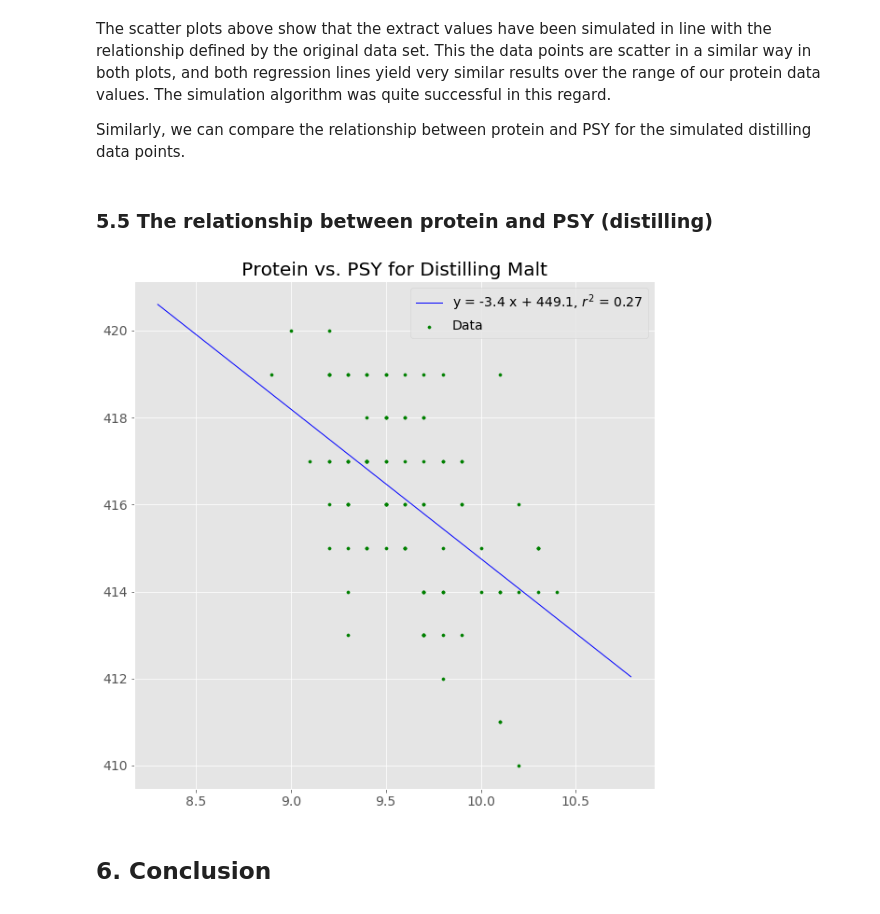
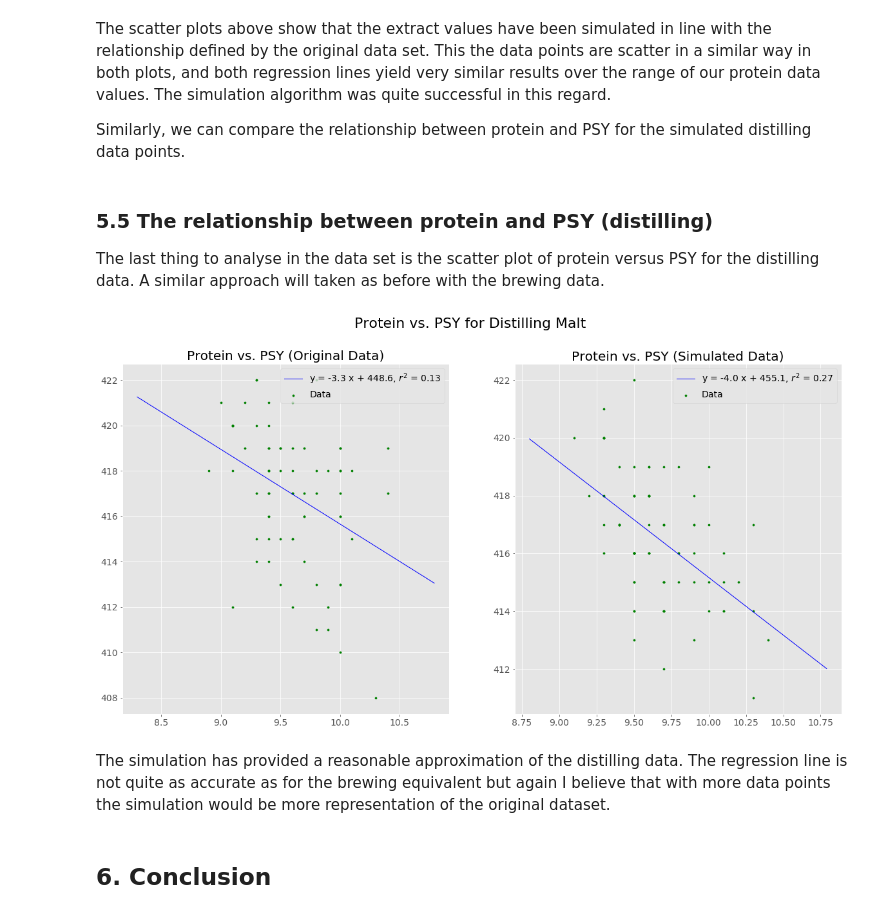
Before and after one commit to shkyler/gmit-pfda-project, a Jupyter notebook: datasimulation.ipynb, the cells around one changed output. Saved outputs shown, nothing was run; the diff lists cells and outputs as text; code cells hidden in the pictures.

```diff
--- a/datasimulation.ipynb
+++ b/datasimulation.ipynb
@@ -634,26 +637,46 @@ plt.grid(True)
 The scatter plots above show that the extract values have been simulated in line with the relationship defined by the original data set. This the data points are scatter in a similar way in both plots, and both regression lines yield very similar results over the range of our protein data values. The simulation algorithm was quite successful in this regard.
 
 Similarly, we can compare the relationship between protein and PSY for the simulated distilling data points.
-# %% [markdown]
-### 5.5 The relationship between protein and PSY (distilling)
-# %%
-# Resize the plots
-plt.rcParams['figure.figsize'] = [10, 10]
-# Plot Protein vs PSY for distilling malt
-plt.scatter(sim_dist.loc[:, 'protein'], sim_dist.loc[:, 'psy'],c='green', label='Data', s=10)
-
-# Calculate the linear statistics using stats.linregress()
-slope, intercept, r_value, p_value, std_err = stats.linregress(sim_dist.loc[:, 'protein'].astype(float), sim_dist.loc[:, 'psy'].astype(float))
-line_x = np.arange(8.3, 10.8, 0.01)
-line_y = slope*line_x + intercept
-
-#Plot the best fit line
-plt.plot(line_x, line_y, 'b-',linewidth=1, label=r'y = %.1f x + %.1f, $r^2$ = %.2f'%(slope, intercept, r_value**2))
-plt.title("Protein vs. PSY for Distilling Malt")
-plt.legend()
-plt.grid(True)
-# %% [output]
-[figure, removed]
+# %% [markdown]
+### 5.5 The relationship between protein and PSY (distilling)
+
+The last thing to analyse in the data set is the scatter plot of protein versus PSY for the distilling data. A similar approach will taken as before with the brewing data.
+# %%
+# Calculate the linear statistics for the simulated brewing data using stats.linregress()
+d_sim_slope, d_sim_intercept, d_sim_r_value, d_sim_p_value, d_sim_std_err = stats.linregress(sim_dist.loc[:, 'protein'].astype(float), sim_dist.loc[:, 'psy'].astype(float))
+# Calculate the x any y values for the best fit line
+d_sim_line_x = np.arange(8.8, 10.8, 0.01)
+d_sim_line_y = d_sim_slope*d_sim_line_x + d_sim_intercept
+
+# Resize the plots
+plt.rcParams['figure.figsize'] = [20, 10]
+# define the axis for the sub plots (required to put legends on each plot) - https://stackoverflow.com/questions/27016904/matplotlib-legends-in-subplot
+f, (ax1, ax2) = plt.subplots(1,2)
+
+# Plot Protein vs PSY for original distilling data
+ax1.scatter(distilling.loc[:, 'protein'], distilling.loc[:, 'psy'],c='green', label='Data', s=10)
+# Plot the best fit line for original brewing data
+ax1.plot(dis_line_x, dis_line_y, 'b-',linewidth=1, label=r'y = %.1f x + %.1f, $r^2$ = %.2f'%(dis_slope, dis_intercept, dis_r_value**2))
+# Add title and legend to the 1st plot
+ax1.set_title('Protein vs. PSY (Original Data)')
+ax1.legend(loc="upper right")
+
+# Plot Protein vs Extract for simulated distilling data
+ax2.scatter(sim_dist['protein'], sim_dist['psy'],c='green', label='Data', s=10)
+#Plot the best fit line for simulated distilling data
+ax2.plot(d_sim_line_x, d_sim_line_y, 'b-',linewidth=1, label=r'y = %.1f x + %.1f, $r^2$ = %.2f'%(d_sim_slope, d_sim_intercept, d_sim_r_value**2))
+# Add title and legend to the 2nd plot
+ax2.set_title('Protein vs. PSY (Simulated Data)')
+ax2.legend(loc="upper right")
+
+# Add a main title to the plot
+plt.suptitle("Protein vs. PSY for Distilling Malt", fontsize=22)
+plt.grid(True)
+plt.show()
+# %% [output]
+[figure, added]
+# %% [markdown]
+The simulation has provided a reasonable approximation of the distilling data. The regression line is not quite as accurate as for the brewing equivalent but again I believe that with more data points the simulation would be more representation of the original dataset.
 # %% [markdown]
 ## 6. Conclusion
 # %% [markdown]
```
Also changed, not shown: parts of 9 cells of this notebook.
